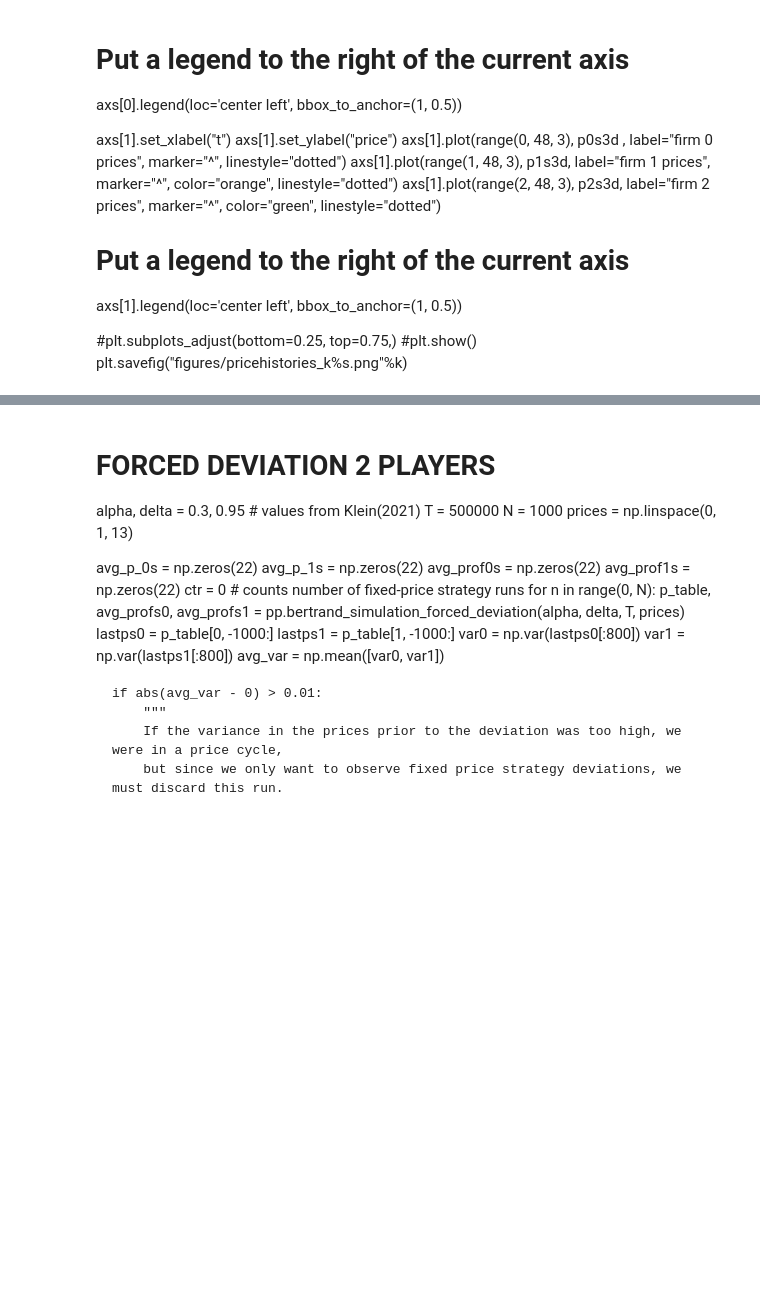
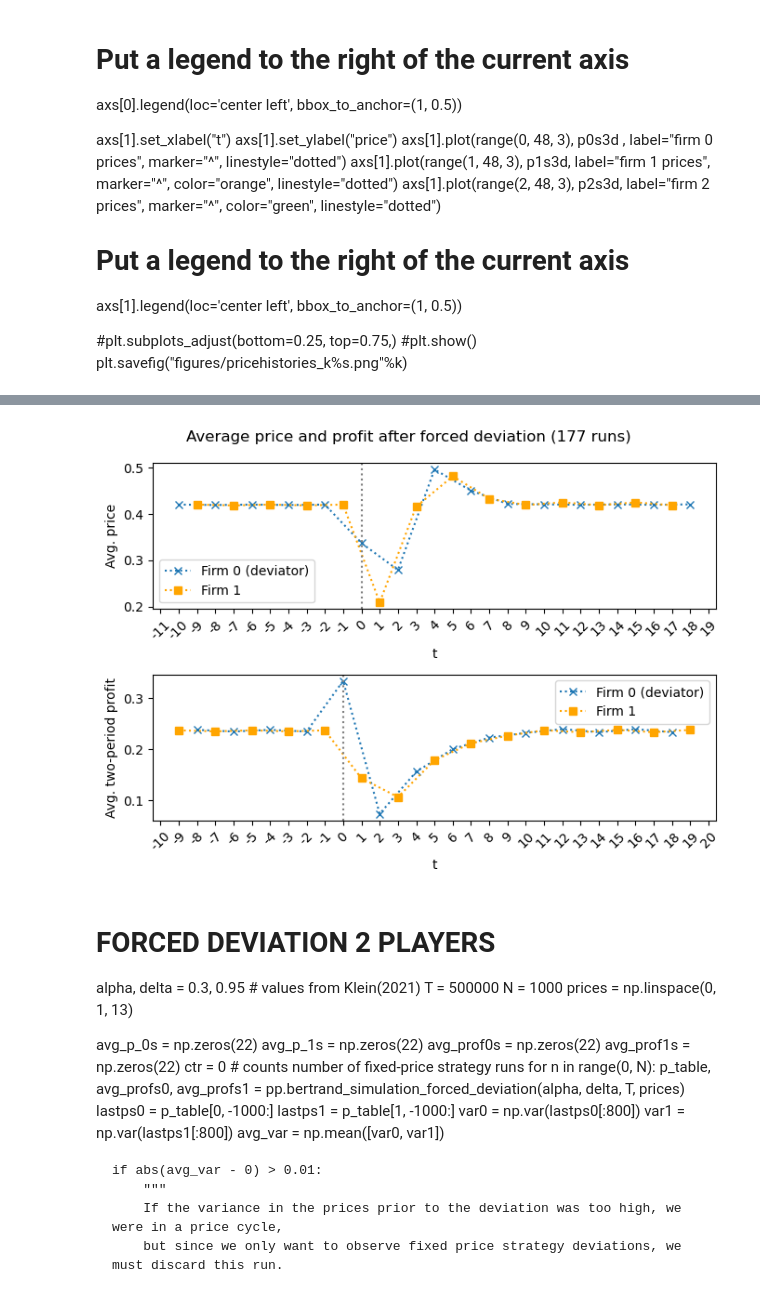
Before and after one commit to daanario/bachelor, a Jupyter notebook: main.ipynb, the cells around one changed output, grey strips where cells are left out. Saved outputs shown, nothing was run; the diff lists cells and outputs as text; code cells hidden in the pictures; blank space fills up the shorter version.

Commit message:
more graphs

```diff
--- a/main.ipynb
+++ b/main.ipynb
@@ -409,0 +320,99 @@ plt.savefig("forced_deviation2.png")
+# %%
+# FORCED DEVIATION 2 PLAYERS
+alpha, delta = 0.3, 0.95  # values from Klein(2021)
+T = 500000
+N = 1000
+prices = np.linspace(0, 1, 13)
+
+avg_p_0s = np.zeros(30)
+avg_p_1s = np.zeros(30)
+avg_prof0s = np.zeros(30)
+avg_prof1s = np.zeros(30)
+ctr = 0 # counts number of fixed-price strategy runs
+for n in range(0, N):
+    p_table, avg_profs0, avg_profs1 = pp.bertrand_simulation_forced_deviation(alpha, delta, T, prices)
+    lastps0 = p_table[0, -1000:]
+    lastps1 = p_table[1, -1000:]
+    var0 = np.var(lastps0[:800])
+    var1 = np.var(lastps1[:800])
+    avg_var = np.mean([var0, var1])
+
+    if abs(avg_var - 0) > 0.01:
+        """
+        If the variance in the prices prior to the deviation was too high, we were in a price cycle,
+        but since we only want to observe fixed price strategy deviations, we must discard this run.
+        """
+        continue
+    p_0s = p_table[0, 499890:499920] # firm 0 prices before and after deviation
+    p_1s = p_table[1, 499890:499920] # firm 1 prices before and after deviation
+    # compute profits for each price
+    prof0s = [pp.profit(p0t, p1t) for p0t, p1t in zip(p_0s, p_1s)]
+    prof1s = [pp.profit(p1t, p0t) for p0t, p1t in zip(p_0s, p_1s)]
+
+    avg_p_0s = np.sum([avg_p_0s, p_0s], axis = 0)
+    avg_p_1s = np.sum([avg_p_1s, p_1s], axis = 0)
+
+    avg_prof0s = np.sum([avg_prof0s, prof0s], axis = 0)
+    avg_prof1s = np.sum([avg_prof1s, prof1s], axis = 0)
+
+    ctr += 1
+# divide all price and profits arrays by number of fixed-price strategy runs
+avg_p_0s = np.divide(avg_p_0s, ctr)
+avg_p_1s = np.divide(avg_p_1s, ctr)
+avg_prof0s = np.divide(avg_prof0s, ctr)
+avg_prof1s = np.divide(avg_prof1s, ctr)
+
+fig, axs = plt.subplots(2, 1, figsize=(7, 5))
+fig.suptitle("Average price and profit after forced deviation (%s runs)"%ctr)
+
+# reduce price arrays to only contain prices where the firm is able to set the price
+avg_p_0s = np.delete(avg_p_0s, np.arange(0, avg_p_0s.size, 2))
+avg_p_1s = np.delete(avg_p_1s, np.arange(1, avg_p_1s.size, 2))[1:]
+
+axs[0].set_xlabel("t")
+axs[0].set_ylabel("Avg. price")
+axs[0].plot(range(-10, 20, 2), avg_p_0s, label="Firm 0 (deviator)", marker="x", linestyle="dotted")
+axs[0].plot(range(-9, 19, 2), avg_p_1s, label="Firm 1", color = "orange", marker="s", linestyle="dotted")
+axs[0].axvline(x = 0, color = 'grey', linestyle='dotted')
+
+axs[0].xaxis.set_major_locator(ticker.MultipleLocator(1))
+axs[0].xaxis.set_major_formatter(ticker.FormatStrFormatter("%d"))
+for tick in axs[0].get_xticklabels():
+    tick.set_rotation(45)
+
+axs[0].legend()
+
+# reduce profit arrays into two-period profits
+avg_prof0s = np.add.reduceat(avg_prof0s, np.arange(1, avg_prof0s.size, 2))[:-1]
+avg_prof1s = np.add.reduceat(avg_prof1s, np.arange(0, avg_prof1s.size, 2))
+
+# compute sums of profits for each firm. Was there anything to gain from the deviation?
+
+# pre-deviation profits (profits deviator would have gotten)
+pre_total_prof0 = np.sum(avg_prof0s[0]) * 15 # profit for 30 periods, since we just reduced to two-period profits
+pre_total_prof1 = np.sum(avg_prof1s[0]) * 15
+
+# post-deviation profits
+post_total_prof0 = np.sum(avg_prof0s)
+post_total_prof1 = np.sum(avg_prof1s)
+
+axs[1].set_xlabel("t")
+axs[1].set_ylabel("Avg. two-period profit")
+axs[1].plot(range(-8, 20, 2), avg_prof0s, label="Firm 0 (deviator)", marker="x", linestyle="dotted")
+axs[1].plot(range(-9, 21, 2), avg_prof1s, label="Firm 1", color = "orange", marker="s", linestyle="dotted")
+#axs[1].annotate("pre-deviation 30-period profit: %s"%pre_total_prof0, (-8, avg_prof0s[0]))
+#axs[1].annotate("post-deviation 30-period profit: %s"%post_total_prof0, (20, avg_prof0s[-1]))
+axs[1].axvline(x = 0, color = 'grey', linestyle='dotted')
+axs[1].xaxis.set_major_locator(ticker.MultipleLocator(1))
+axs[1].xaxis.set_major_formatter(ticker.FormatStrFormatter("%d"))
+for tick in axs[1].get_xticklabels():
+    tick.set_rotation(45)
+axs[1].legend()
+
+print("Average 30-period pre-deviation profit is: ", pre_total_prof0)
+print("Average 30-period profit including deviation: ", post_total_prof0)
+
+fig.tight_layout()
+#plt.show()
+plt.savefig("figures/forced_deviation2.png")
+# %% [output]
@@ -410,3 +421,4 @@ plt.savefig("forced_deviation2.png")
+[figure, added]
 # %% [markdown]
 # FORCED DEVIATION 2 PLAYERS
 alpha, delta = 0.3, 0.95  # values from Klein(2021)
```
Also changed, not shown: parts of 10 cells of this notebook.
